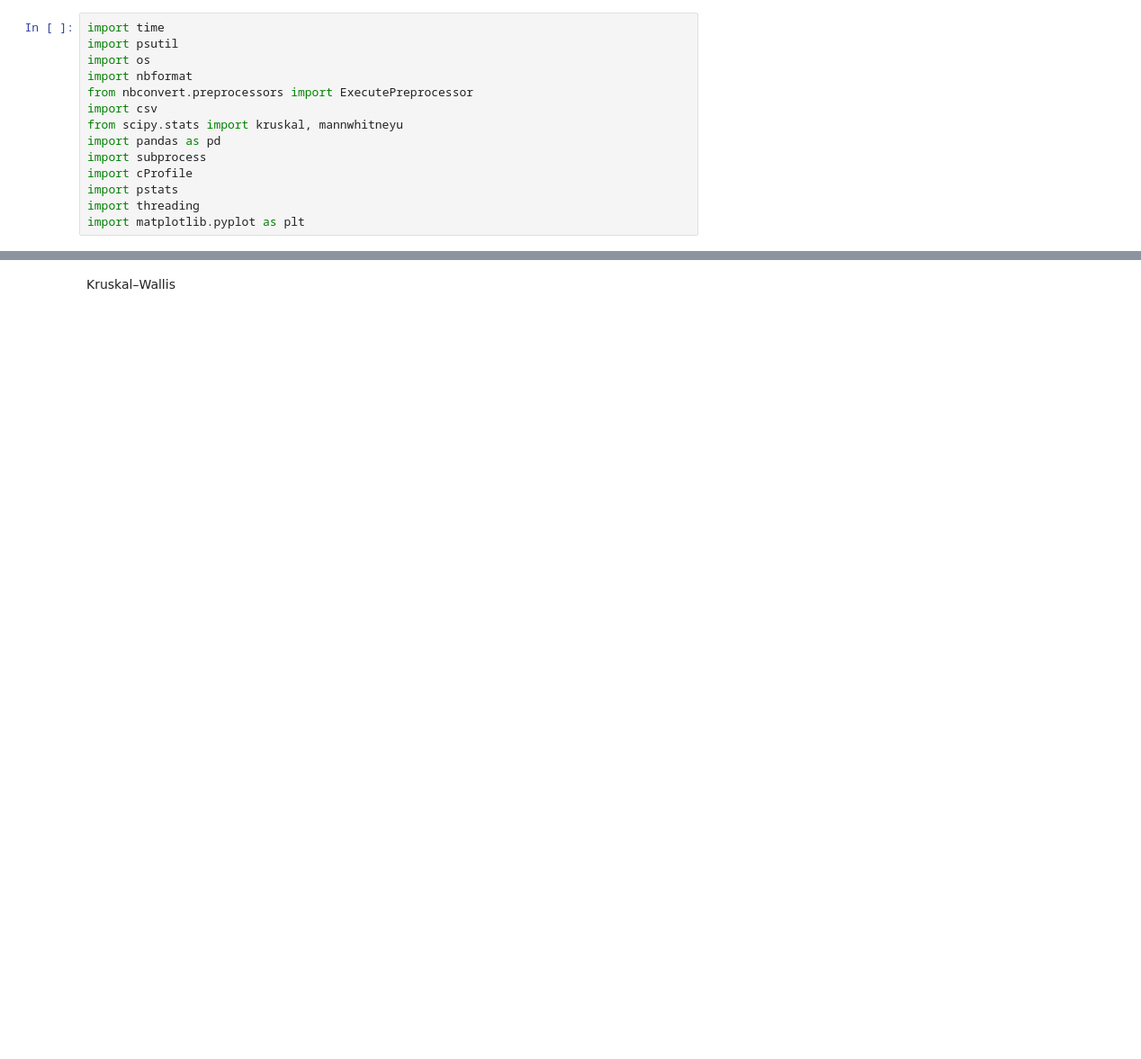
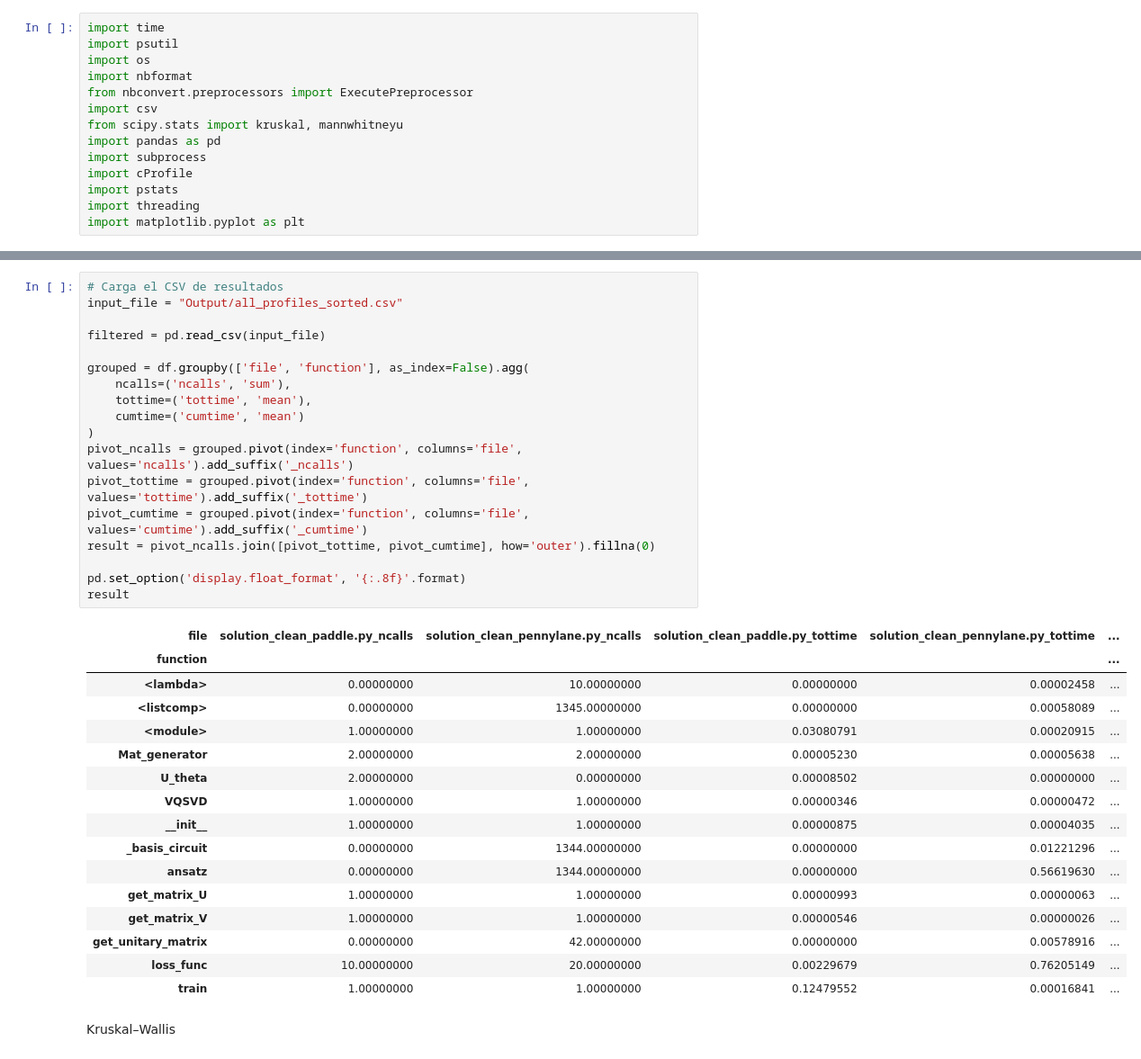
Before and after one commit to Universidad-Cenfotec/VQSVD-Project, a Jupyter notebook: app/algorithms/benchmark_vqsvd.ipynb, the cells around one changed output, grey strips where cells are left out. Shown at 90% size. Cells and saved outputs as stored; diff of their text form; blank space fills up the shorter version.

```diff
--- a/app/algorithms/benchmark_vqsvd.ipynb
+++ b/app/algorithms/benchmark_vqsvd.ipynb
@@ -179,3 +180,38 @@ dtype: float64
+# %%
+# Carga el CSV de resultados
+input_file = "Output/all_profiles_sorted.csv"
+
+filtered = pd.read_csv(input_file)
+
+grouped = df.groupby(['file', 'function'], as_index=False).agg(
+    ncalls=('ncalls', 'sum'),
+    tottime=('tottime', 'mean'),
+    cumtime=('cumtime', 'mean')
+)
+pivot_ncalls = grouped.pivot(index='function', columns='file', values='ncalls').add_suffix('_ncalls')
+pivot_tottime = grouped.pivot(index='function', columns='file', values='tottime').add_suffix('_tottime')
+pivot_cumtime = grouped.pivot(index='function', columns='file', values='cumtime').add_suffix('_cumtime')
+result = pivot_ncalls.join([pivot_tottime, pivot_cumtime], how='outer').fillna(0)
+
+pd.set_option('display.float_format', '{:.8f}'.format)
+result
+# %% [output]
+| file | solution_clean_paddle.py_ncalls | solution_clean_pennylane.py_ncalls | solution_clean_paddle.py_tottime | solution_clean_pennylane.py_tottime | ... |
+| function |  |  |  |  | ... |
+| <lambda> | 0.00000000 | 10.00000000 | 0.00000000 | 0.00002458 | ... |
+| <listcomp> | 0.00000000 | 1345.00000000 | 0.00000000 | 0.00058089 | ... |
+| <module> | 1.00000000 | 1.00000000 | 0.03080791 | 0.00020915 | ... |
+| Mat_generator | 2.00000000 | 2.00000000 | 0.00005230 | 0.00005638 | ... |
+| U_theta | 2.00000000 | 0.00000000 | 0.00008502 | 0.00000000 | ... |
+| VQSVD | 1.00000000 | 1.00000000 | 0.00000346 | 0.00000472 | ... |
+| __init__ | 1.00000000 | 1.00000000 | 0.00000875 | 0.00004035 | ... |
+| _basis_circuit | 0.00000000 | 1344.00000000 | 0.00000000 | 0.01221296 | ... |
+| ansatz | 0.00000000 | 1344.00000000 | 0.00000000 | 0.56619630 | ... |
+| get_matrix_U | 1.00000000 | 1.00000000 | 0.00000993 | 0.00000063 | ... |
+| get_matrix_V | 1.00000000 | 1.00000000 | 0.00000546 | 0.00000026 | ... |
+| get_unitary_matrix | 0.00000000 | 42.00000000 | 0.00000000 | 0.00578916 | ... |
+| loss_func | 10.00000000 | 20.00000000 | 0.00229679 | 0.76205149 | ... |
+| train | 1.00000000 | 1.00000000 | 0.12479552 | 0.00016841 | ... |
 # %% [markdown]
 Kruskal–Wallis
 # %%
```
Also changed, not shown: parts of 5 cells of this notebook, 2 other files.
